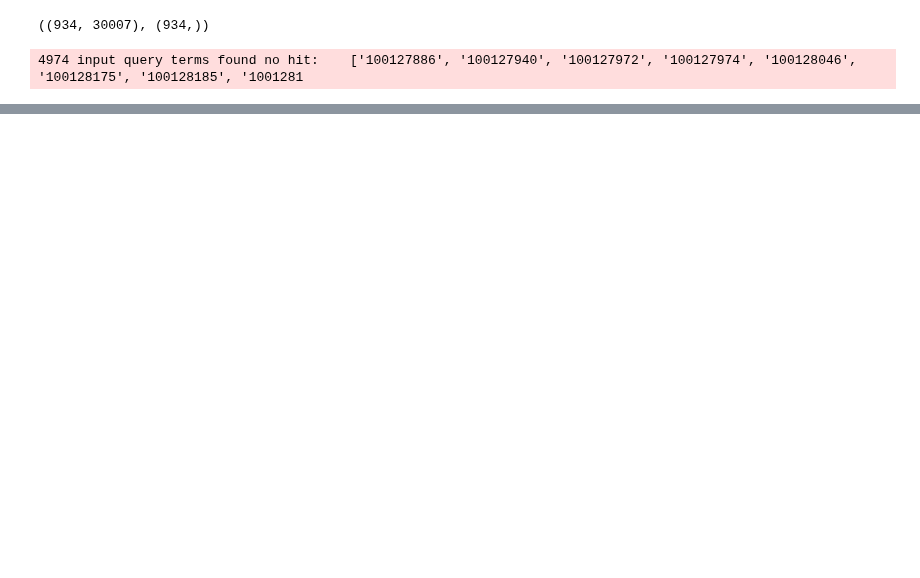
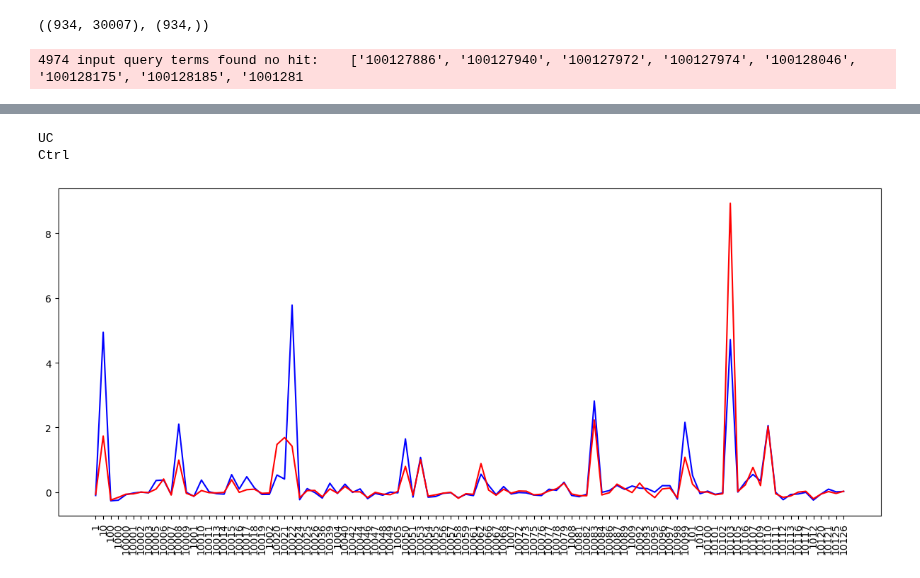
Before and after one commit to MaciejPiernik/ibd, a Jupyter notebook: ibd/notebooks/hydrogen_peroxide.ipynb, the cells around one changed output, grey strips where cells are left out. Saved outputs shown, nothing was run; the diff lists cells and outputs as text; code cells hidden in the pictures; blank space fills up the shorter version.

```diff
--- a/ibd/notebooks/hydrogen_peroxide.ipynb
+++ b/ibd/notebooks/hydrogen_peroxide.ipynb
@@ -82,0 +131,16 @@ enrichr_results.res2d[enrichr_results.res2d['Adjusted P-value'] < 0.05].sort_val
+# %%
+median_0, median_1 = sample_0.median(), sample_1.median()
+
+sample_0_norm = (sample_0 - median_0)/(sample_0.std())
+sample_1_norm = (sample_1 - median_1)/(sample_1.std())
+
+plt.figure(figsize=(15, 6));
+plt.plot(sample_0_norm, 'b');
+print(y[idx_0])
+plt.plot(sample_1_norm, 'r');
+print(y[idx_1])
+plt.xticks(rotation=90);
+# %% [output]
+UC
+Ctrl
+[figure, added]
```
Also changed, not shown: parts of 7 cells of this notebook, 3 other files.
